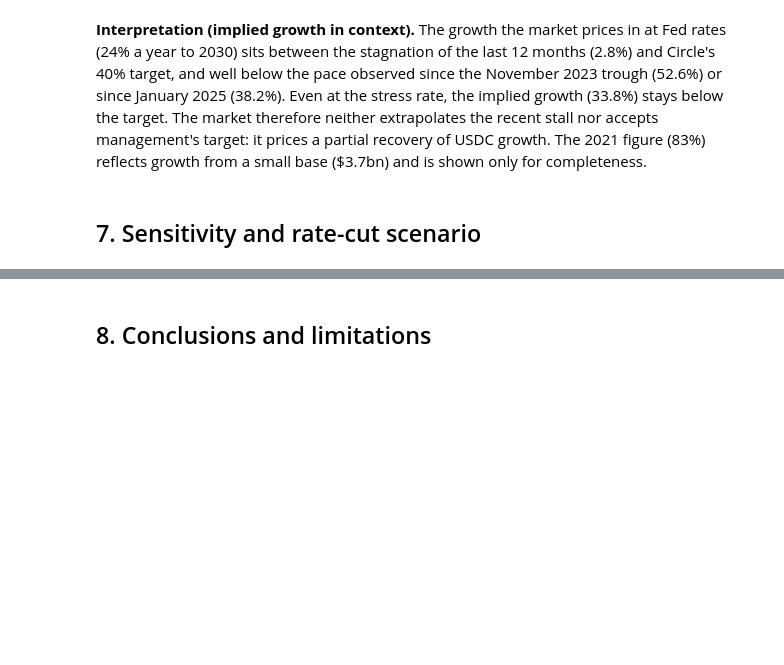
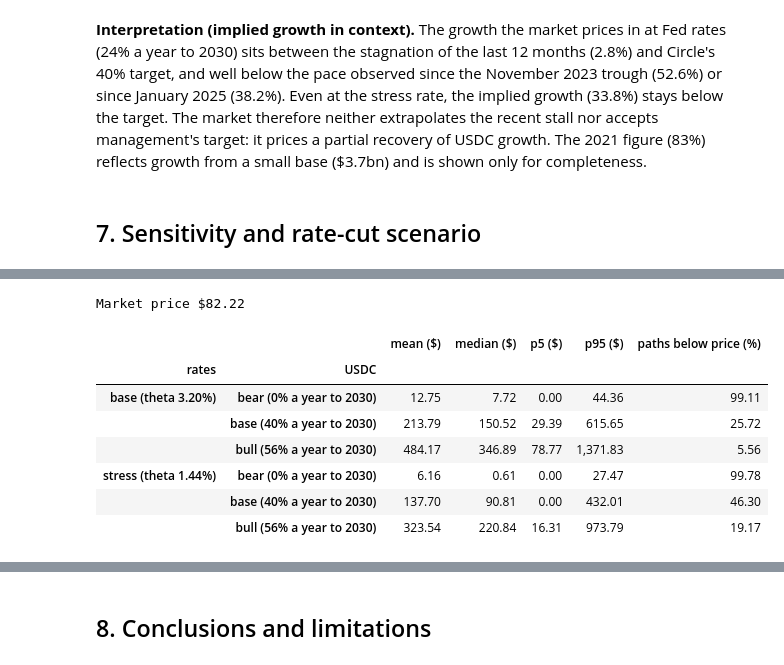
Before and after one commit to ChristopheAbelem/circle-valuation, a Jupyter notebook: notebooks/circle_valuation.ipynb, the cells around one changed output, grey strips where cells are left out. Saved outputs shown, nothing was run; the diff lists cells and outputs as text; code cells hidden in the pictures; blank space fills up the shorter version.

```diff
--- a/notebooks/circle_valuation.ipynb
+++ b/notebooks/circle_valuation.ipynb
@@ -1083,0 +1085,26 @@ context
+# %%
+# Value per share for each combination of rate scenario and USDC scenario (same random draws in every cell)
+scen_rows = []
+for rate_case in ("base", "stress"):
+    for usdc_case in ("bear", "base", "bull"):
+        v = value_per_share_mc(N_PATHS, seed=42, rate_case=rate_case, usdc_case=usdc_case)
+        scen_rows.append({
+            "rates": f"{rate_case} (theta {calib['rates'][rate_case]['theta']:.2%})",
+            "USDC": f"{usdc_case} ({np.exp(calib['mu1'][usdc_case]) - 1:.0%} a year to 2030)",
+            "mean ($)": v.mean(), "median ($)": np.median(v),
+            "p5 ($)": np.percentile(v, 5), "p95 ($)": np.percentile(v, 95),
+            "paths below price (%)": (v < PRICE).mean() * 100,
+        })
+scenario_table = pd.DataFrame(scen_rows).set_index(["rates", "USDC"])
+print(f"Market price ${PRICE:.2f}")
+scenario_table
+# %% [output]
+Market price $82.22
+|  |  | mean ($) | median ($) | p5 ($) | p95 ($) | paths below price (%) |
+| rates | USDC |  |  |  |  |  |
+| base (theta 3.20%) | bear (0% a year to 2030) | 12.75 | 7.72 | 0.00 | 44.36 | 99.11 |
+|  | base (40% a year to 2030) | 213.79 | 150.52 | 29.39 | 615.65 | 25.72 |
+|  | bull (56% a year to 2030) | 484.17 | 346.89 | 78.77 | 1,371.83 | 5.56 |
+| stress (theta 1.44%) | bear (0% a year to 2030) | 6.16 | 0.61 | 0.00 | 27.47 | 99.78 |
+|  | base (40% a year to 2030) | 137.70 | 90.81 | 0.00 | 432.01 | 46.30 |
+|  | bull (56% a year to 2030) | 323.54 | 220.84 | 16.31 | 973.79 | 19.17 |
```
Also changed, not shown: parts of 10 cells of this notebook.
